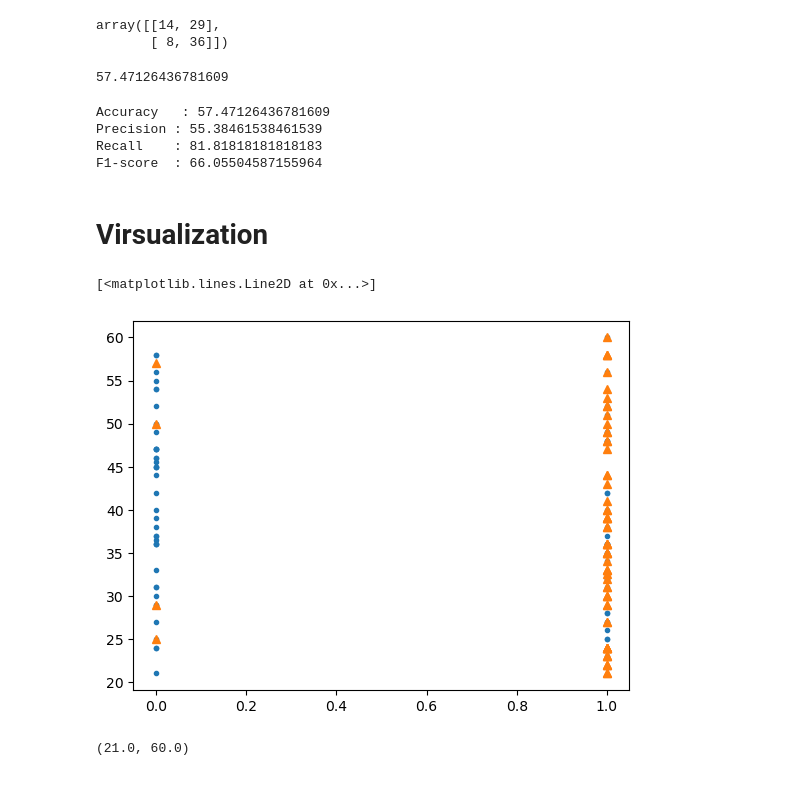
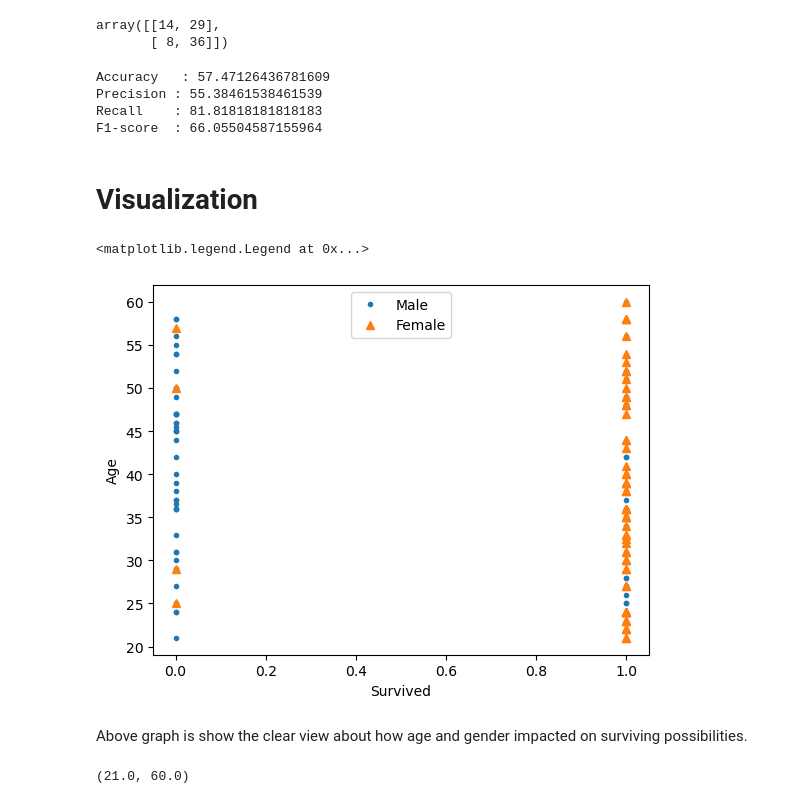
Before and after one commit to DEVANSARAVANAN/ML-End2End-Project, a Jupyter notebook: titanic-123.ipynb, the cells around one changed output. Drawn from its saved outputs; the diff is of its cells as text; code cells hidden in the pictures.

```diff
--- a/titanic-123.ipynb
+++ b/titanic-123.ipynb
@@ -271,10 +268,5 @@ cm
 # %% [output]
 array([[14, 29],
        [ 8, 36]])
-# %%
-acc=metrics.accuracy_score(y_test,y_predict)
-acc*100
-# %% [output]
-57.47126436781609
 # %%
 # Finding precision and recall
@@ -292,21 +285,25 @@ Precision : 55.38461538461539
 Recall    : 81.81818181818183
 F1-score  : 66.05504587155964
 # %% [markdown]
-# **Virsualization**
+# **Visualization**
 # %%
 import numpy as np
-
 xpoints = train_df[train_df["Sex"]=="male"]['Survived']
 ypoints = train_df[train_df["Sex"]=="male"]["Age"]
 
 x1points = train_df[train_df["Sex"]!="male"]['Survived']
 y1points = train_df[train_df["Sex"]!="male"]["Age"]
-
 plt.plot(xpoints, ypoints,".")
 plt.plot(x1points, y1points,"^")
+
+plt.xlabel("Survived")
+plt.ylabel("Age")
+plt.legend(["Male", "Female"], loc ="upper center")
 # %% [output]
-[<matplotlib.lines.Line2D at 0x...>]
+<matplotlib.legend.Legend at 0x...>
-[figure, old version]
+[figure, new version]
+# %% [markdown]
+Above graph is show the clear view about how age and gender impacted on surviving possibilities.
 # %%
 train_df["Age"].min(),train_df["Age"].max()
 # %% [output]
```
Also changed, not shown: parts of 10 cells of this notebook.
